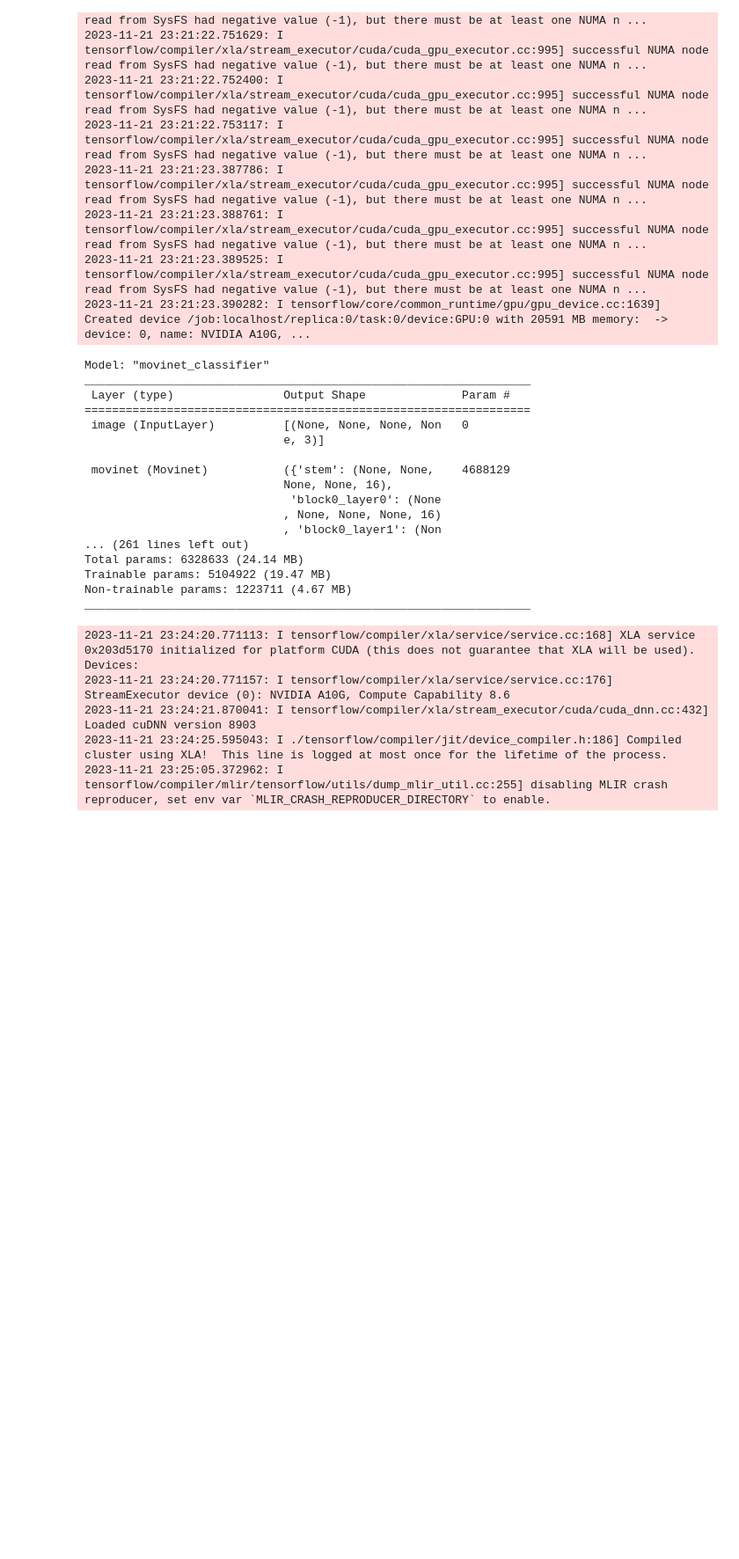
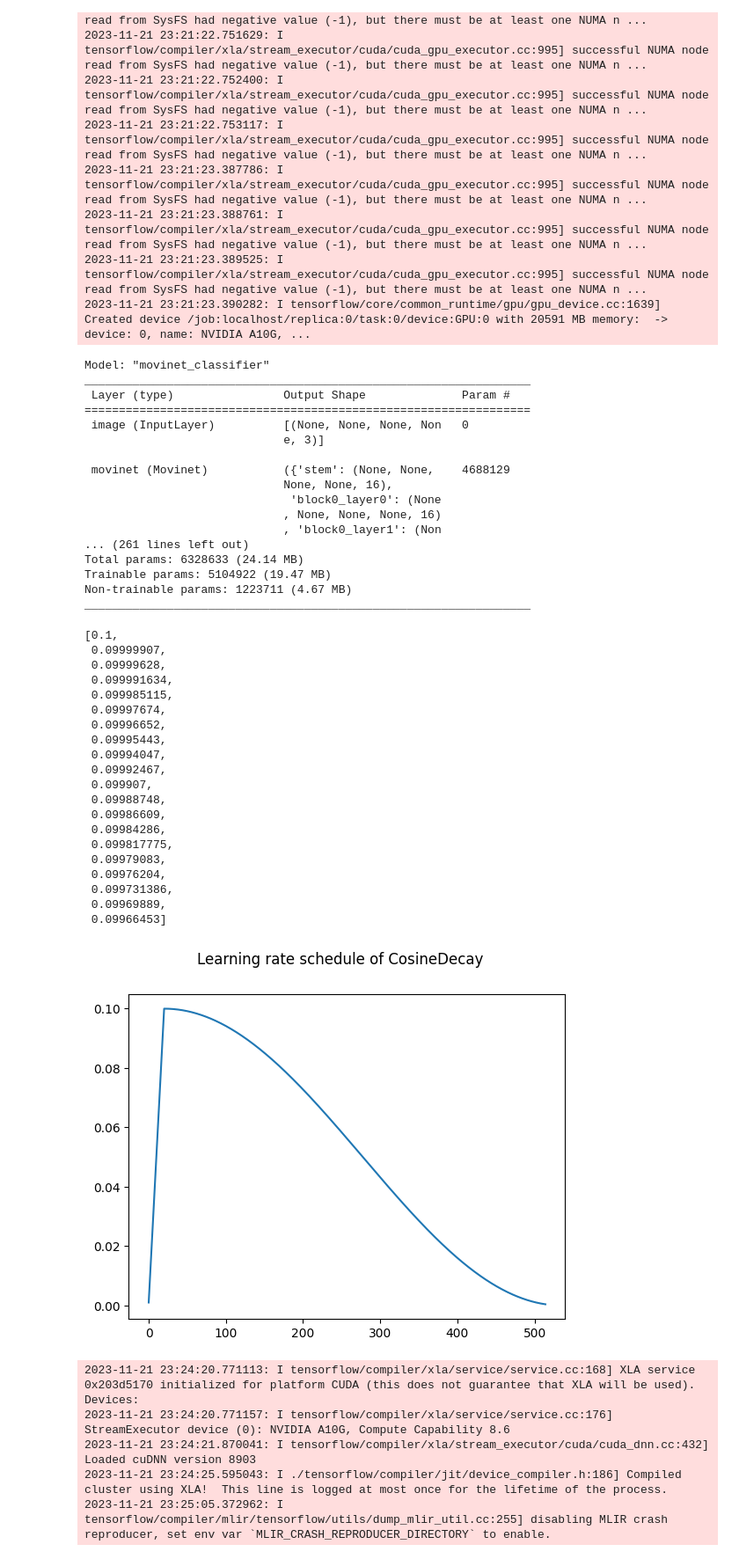
Before and after one commit to deanna-emery/ASL-Translator, a Jupyter notebook: modeling/WLASL_movinet_original.ipynb, the cells around one changed output. Shown at 88% size. Saved outputs shown, nothing was run; the diff lists cells and outputs as text; code cells hidden in the pictures; blank space fills up the shorter version.

```diff
--- a/modeling/WLASL_movinet_original.ipynb
+++ b/modeling/WLASL_movinet_original.ipynb
@@ -136,7 +138,7 @@ print(test_files.shape)
 # %%
 train_files['flip'] = False
 
-bootstrap = train_files.groupby('word').sample(4)
+bootstrap = train_files.groupby('word').sample(5)
 bootstrap['flip'] = True
 
 train_files = pd.concat([train_files, bootstrap]).sample(frac=1)
@@ -273,8 +275,8 @@ _________________________________________________________________
 
 # quant_aware_model.summary()
 # %%
-NUM_EPOCHS = 1
-BATCH_SIZE=8
+NUM_EPOCHS = 5
+BATCH_SIZE = 8
 
 train_steps = len(train_files) // BATCH_SIZE
 total_train_steps = train_steps * NUM_EPOCHS
@@ -292,11 +294,10 @@ metrics = [
         k=5, name='top_5', dtype=tf.float32),
 ]
 
-initial_learning_rate = 0.01
+initial_learning_rate = 0.001
 learning_rate = tf_keras.optimizers.schedules.CosineDecay(
-    initial_learning_rate, decay_steps=total_train_steps, #warmup_target=0.00001, warmup_steps=2
+    initial_learning_rate, decay_steps=total_train_steps, warmup_target=0.01, warmup_steps=3
 )
-
 optimizer = tf_keras.optimizers.RMSprop(learning_rate=learning_rate,
                                         rho=0.9, momentum=0.9,
                                         epsilon=1.0, clipnorm=1.0)
@@ -315,6 +316,65 @@ model.compile(loss=loss_obj,
 
 
 # look into quantization for tf
+# %%
+initial_learning_rate = 0.001
+learning_rate = tf_keras.optimizers.schedules.CosineDecay(
+    initial_learning_rate, decay_steps=total_train_steps, warmup_target=0.05, warmup_steps=20
+)
+
+# initial_learning_rate = 0.001
+# learning_rate = tf_keras.optimizers.schedules.CosineDecay(
+#     initial_learning_rate, decay_steps=total_train_steps, warmup_target=0.01, warmup_steps=3
+# )
+
+def visualize_lr_schedule(opt, n_steps, step_s) -> Tuple[List[int], List[float]]:
+    """Visualize tensorflow keras scheduler learning rate over the course of n_steps training steps.
+
+    Args:
+        opt (LearningRateSchedule): learning rate scheduler to be visualized.
+        n_steps (int): number of training steps to visualize over.
+        step_s (int): sampling step of the training steps, i.e. takes each step_s in the interval [0, n_steps].
+
+    Returns:
+        Tuple[List[int], List[float]]: returns x (steps), y (lr values) values of the plot.
+    """
+    lr = []
+    steps = list(range(0, n_steps, step_s))
+
+    for step in steps:
+        lr_at_s = opt(step).numpy()
+        lr.append(lr_at_s)
+
+    plt.suptitle(f'Learning rate schedule of {type(opt).__name__}')
+    plt.plot(steps, lr)
+
+    return steps, lr
+
+
+steps, lr_values = visualize_lr_schedule(learning_rate, n_steps=total_train_steps, step_s=1)
+lr_values[20:40]
+# %% [output]
+[0.1,
+ 0.09999907,
+ 0.09999628,
+ 0.099991634,
+ 0.099985115,
+ 0.09997674,
+ 0.09996652,
+ 0.09995443,
+ 0.09994047,
+ 0.09992467,
+ 0.099907,
+ 0.09988748,
+ 0.09986609,
+ 0.09984286,
+ 0.099817775,
+ 0.09979083,
+ 0.09976204,
+ 0.099731386,
+ 0.09969889,
+ 0.09966453]
+[figure, added]
 # %%
 results = model.fit(
                 train_dataset.batch(BATCH_SIZE), #14, lr = 0.001, RMSprop, bootstrapping, 56 classes
```
Also changed, not shown: parts of 2 cells of this notebook, 7 other files.
